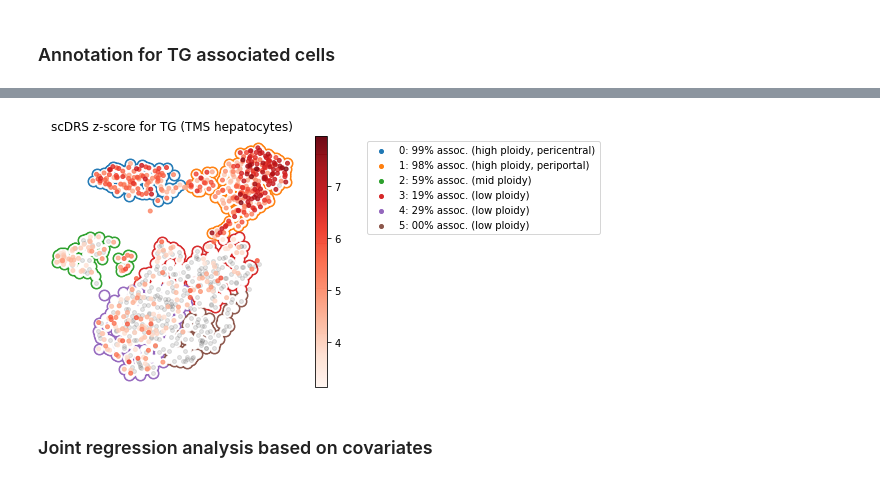
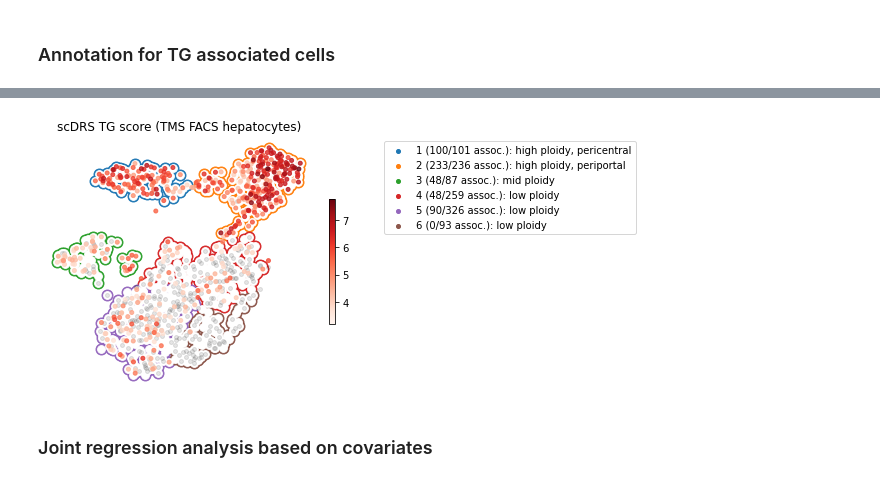
Before and after one commit to martinjzhang/scDRS, a Jupyter notebook: experiments/job.case_hepatocyte/s3_analysis_hep.ipynb, the cells around one changed output, grey strips where cells are left out. Drawn from its saved outputs; the diff is of its cells as text; code cells hidden in the pictures.

```diff
--- a/experiments/job.case_hepatocyte/s3_analysis_hep.ipynb
+++ b/experiments/job.case_hepatocyte/s3_analysis_hep.ipynb
@@ -306,0 +279,22 @@ for trait in plot_list:
+# %%
+# Xist in female
+ds,term = 'facs','Xist'
+df_plot = pd.DataFrame(index=dic_data_proc['facs'].obs_names,
+                       data={'UMAP1':dic_data_proc['facs'].obsm['X_umap'][:,0],
+                             'UMAP2':dic_data_proc['facs'].obsm['X_umap'][:,1]})
+df_plot = df_plot.join(dic_data_proc['facs'].obs)
+df_plot['Xist'] = dic_data_proc['facs'][:,'Xist'].X.toarray()
+
+plt.figure(figsize=[4.8,4])
+ax = plt.subplot(1,1,1)
+ax.axis('off')
+vmax = np.quantile(df_plot[term], 0.99) + 0.5
+ind_select = df_plot['sex']=='female'
+plt.scatter(df_plot.loc[~ind_select, 'UMAP1'], df_plot.loc[~ind_select, 'UMAP2'], c='k', s=0, alpha=0.1)
+plt.scatter(df_plot.loc[ind_select, 'UMAP1'], df_plot.loc[ind_select, 'UMAP2'], c=df_plot.loc[ind_select, term],
+            cmap='RdBu_r', vmin=0, vmax=vmax, s=8)
+plt.colorbar()
+plt.title('Xist expression in female hepatocytes')
+plt.tight_layout()
+plt.savefig(FIG_PATH+'/hepsig.%s.Xist_female.svg'%(ds))
+plt.show()
@@ -436,12 +443,12 @@ sc.pl.umap(adata, color=marker_list)
 # UMAP plot with annotations
 ds='facs'
 group_list = sorted([x for x in adata.obs['leiden_sig'].unique() if '.sig' in x])
-dic_config = {'0': ['C0', '0: @p (high ploidy, pericentral)'],
-              '1': ['C1', '1: @p (high ploidy, periportal)'],
-              '2': ['C2', '2: @p (mid ploidy)'],
-              '3': ['C3', '3: @p (low ploidy)'],
-              '4': ['C4', '4: @p (low ploidy)'],
-              '5': ['C5', '5: @p (low ploidy)']
+dic_config = {'0': ['C0', '1 @a: high ploidy, pericentral'],
+              '1': ['C1', '2 @a: high ploidy, periportal'],
+              '2': ['C2', '3 @a: mid ploidy'],
+              '3': ['C3', '4 @a: low ploidy'],
+              '4': ['C4', '5 @a: low ploidy'],
+              '5': ['C5', '6 @a: low ploidy']
              }
 
 # Get df_plot
@@ -454,7 +461,7 @@ df_plot = df_plot.join(dic_score[ds][['%s.fdr'%trait, '%s.nlog10_pval'%trait, '%
 df_plot.sort_values('%s.fdr'%trait, ascending=False, inplace=True)
 
 # Figure
-plt.figure(figsize=[8,4])
+plt.figure(figsize=[8.5,4])
 ax = plt.subplot(1,1,1)
 ax.axis('off')
 
@@ -470,37 +477,37 @@ for cluster in dic_config:
     ymin = np.quantile(temp_df['UMAP2'], 0.05)-0.05*y_range,
     ymax = np.quantile(temp_df['UMAP2'], 0.95)+0.05*y_range
     ind_select = (temp_df['UMAP1']>xmin) & (temp_df['UMAP1']<xmax) & \
                     (temp_df['UMAP2']>ymin) & (temp_df['UMAP2']<ymax)
     plt.scatter(temp_df.loc[ind_select, 'UMAP1'][:2], temp_df.loc[ind_select, 'UMAP2'][:2],
                 s=16, color=dic_config[cluster][0],
-                label=dic_config[cluster][1].replace('@p', '%02d%% assoc.'%(n_sig/n_tot*100)),
+                label=dic_config[cluster][1].replace('@a', '(%d/%d assoc.)'%(n_sig,n_tot)),
                 zorder=0)
     plt.scatter(temp_df.loc[ind_select, 'UMAP1'], temp_df.loc[ind_select, 'UMAP2'],
                 s=120, color=dic_config[cluster][0], zorder=1)
     plt.scatter(temp_df.loc[ind_select, 'UMAP1'], temp_df.loc[ind_select, 'UMAP2'],
                 s=60, color='w', zorder=2)
 
 ind_select_sig = (df_plot['leiden_sig']!='nonsig')
 np.random.seed(0)
 cell_list_nonsig = np.random.choice(df_plot.index[~ind_select_sig],
                                     size=int((~ind_select_sig).sum()*0.5), replace=False)
 plt.scatter(df_plot.loc[cell_list_nonsig, 'UMAP1'], df_plot.loc[cell_list_nonsig, 'UMAP2'],
                 c='k', s=16, alpha=0.1, zorder=5)
 
 vmax = np.quantile(df_plot.loc[ind_select_sig, '%s.norm_score'%trait], 0.99) + 0.5
 vmin = np.quantile(df_plot.loc[ind_select_sig, '%s.norm_score'%trait], 0.01) - 0.5
 plt.scatter(df_plot.loc[ind_select_sig, 'UMAP1'], df_plot.loc[ind_select_sig, 'UMAP2'],
             c=df_plot.loc[ind_select_sig, '%s.norm_score'%trait],
             cmap='Reds', s=16, vmax=vmax, vmin=vmin, alpha=0.8, zorder=10)
-plt.colorbar()
+plt.colorbar(shrink=0.5)
 plt.legend(bbox_to_anchor=(1.25, 1), loc='upper left')
-plt.title('scDRS z-score for %s (TMS hepatocytes)'%DF_TRAIT_INFO.loc[trait, 'Code'])
+plt.title('scDRS %s score (TMS FACS hepatocytes)'%DF_TRAIT_INFO.loc[trait, 'Code'])
 plt.tight_layout()
 plt.savefig(FIG_PATH+'/sctrs_assoc.annot_%s_umap.svg'%DF_TRAIT_INFO.loc[trait, 'Code'])
 plt.savefig(FIG_PATH+'/sctrs_assoc.annot_%s_umap.png'%DF_TRAIT_INFO.loc[trait, 'Code'])
 plt.show()
 # %% [output]
-[figure, old version]
+[figure, new version]
 # %% [markdown]
 ### Joint regression analysis based on covariates
 # %%
```
Also changed, not shown: parts of 34 cells of this notebook, 16 other files.
